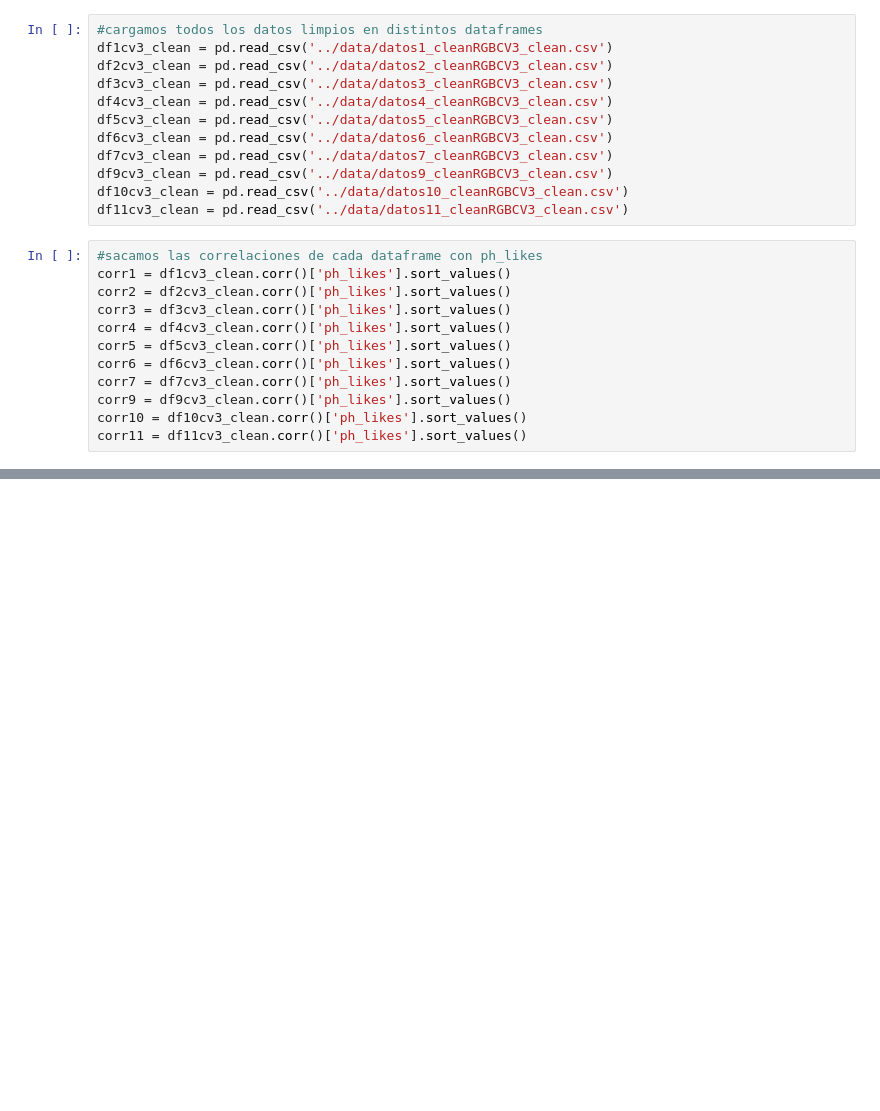
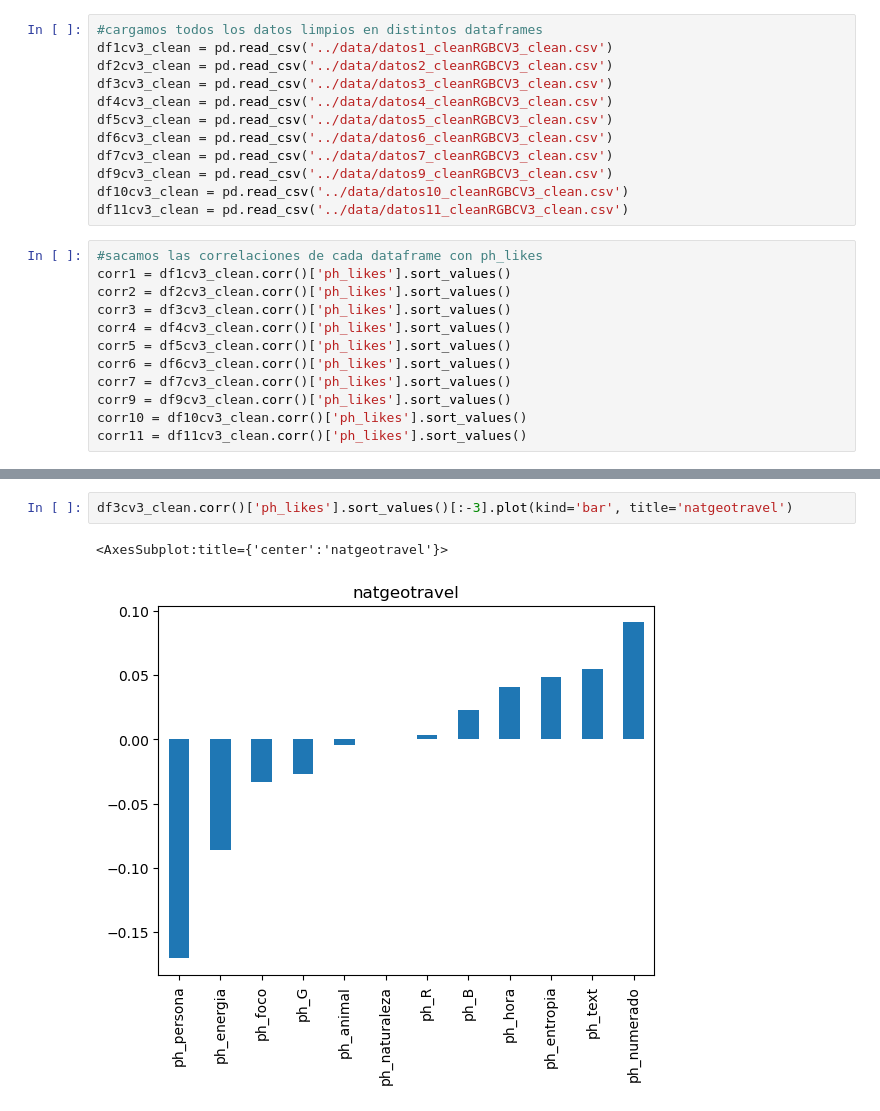
Before and after one commit to segomismo/proyecto-final-ironhack, a Jupyter notebook: src/comprobacionescvs.ipynb, the cells around one changed output, grey strips where cells are left out. Drawn from its saved outputs; the diff is of its cells as text; blank space fills up the shorter version.

```diff
--- a/src/comprobacionescvs.ipynb
+++ b/src/comprobacionescvs.ipynb
@@ -176,0 +113,5 @@ Name: ph_likes, dtype: float64
+# %%
+df3cv3_clean.corr()['ph_likes'].sort_values()[:-3].plot(kind='bar', title='natgeotravel')
+# %% [output]
+<AxesSubplot:title={'center':'natgeotravel'}>
+[figure, added]
```
Also changed, not shown: parts of 29 cells of this notebook, 22 other files.
